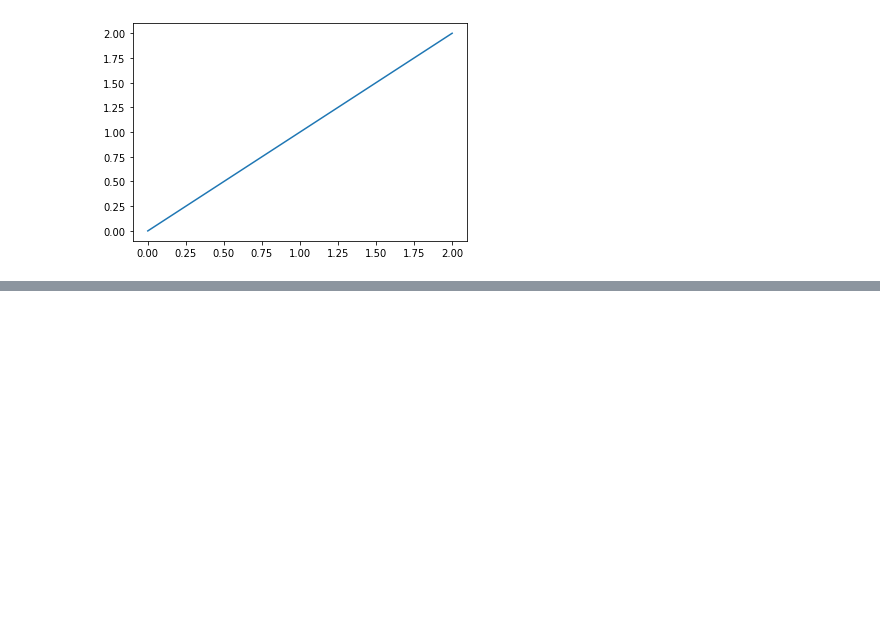
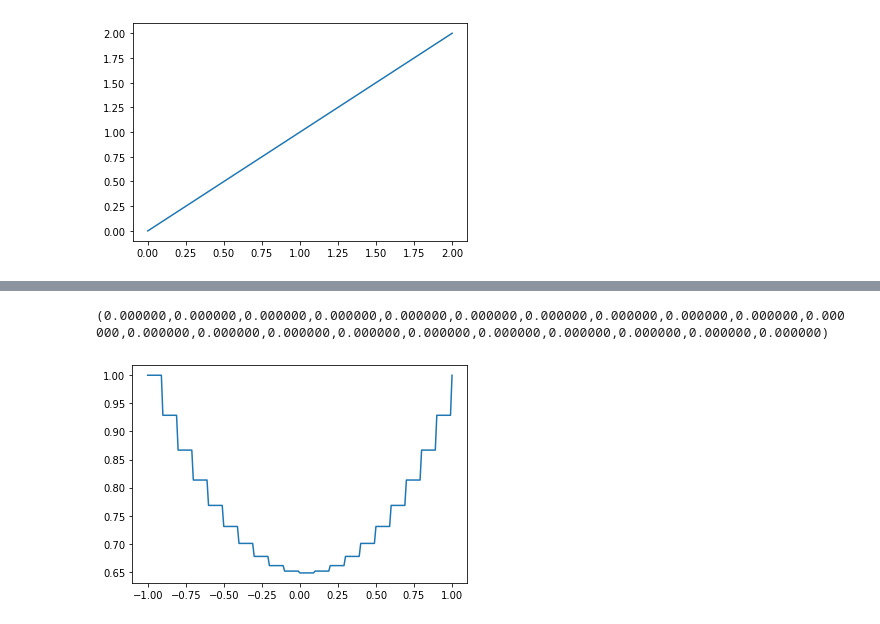
Before and after one commit to UZerbinati/Suite, a Jupyter notebook: Docs/PDE/FiniteDifferenceElliptic.ipynb, the cells around one changed output, grey strips where cells are left out. Drawn from its saved outputs; the diff is of its cells as text; code cells hidden in the pictures; blank space fills up the shorter version.

```diff
--- a/Docs/PDE/FiniteDifferenceElliptic.ipynb
+++ b/Docs/PDE/FiniteDifferenceElliptic.ipynb
@@ -122,0 +200,11 @@ Draw(ue,mesh,1)
+# %%
+u = MeshFunction(mesh,1)
+u.pushFunction(lambda p: [0])
+u_vec = u.vec_export()
+print(u_vec)
+u_vec = Jacobi(K,fbc,fbc,2000)
+u.vec_import(u_vec)
+Draw(u,mesh,0)
+# %% [output]
+(0.000000,0.000000,0.000000,0.000000,0.000000,0.000000,0.000000,0.000000,0.000000,0.000000,0.000000,0.000000,0.000000,0.000000,0.000000,0.000000,0.000000,0.000000,0.000000,0.000000,0.000000)
+[figure, added]
```
Also changed, not shown: parts of 16 cells of this notebook, 22 other files.
